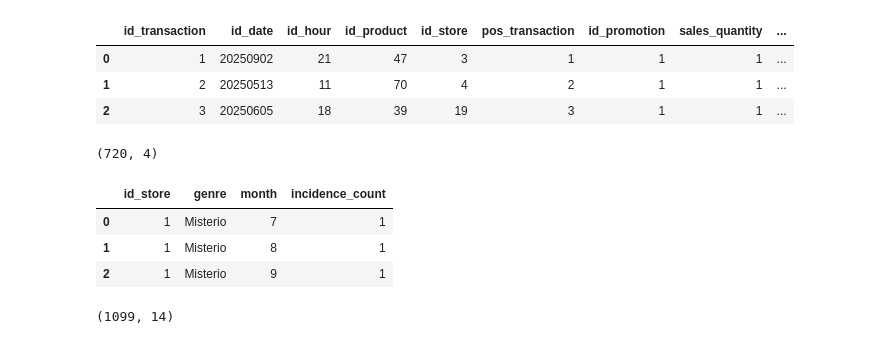
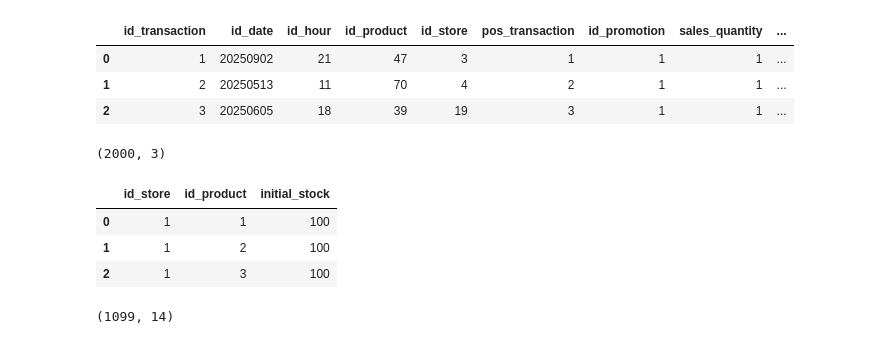
Before and after one commit to famenor/shorts, a Jupyter notebook: dimensional/03_retail_analysis.ipynb, the cells around one changed output. Saved outputs shown, nothing was run; the diff lists cells and outputs as text; code cells hidden in the pictures.

```diff
--- a/dimensional/03_retail_analysis.ipynb
+++ b/dimensional/03_retail_analysis.ipynb
@@ -75,15 +75,15 @@ display(transactions.head(3))
 | 1 | 2 | 20250513 | 11 | 70 | 4 | 2 | 1 | 1 | ... |
 | 2 | 3 | 20250605 | 18 | 39 | 19 | 3 | 1 | 1 | ... |
 # %%
-factless_coverage_genre = pd.read_csv('git/shorts/dimensional/data/factless_coverage_genre.csv')
+factless_coverage_genre = pd.read_csv('git/shorts/dimensional/data/fact_retail_coverage_genre.csv')
 print(factless_coverage_genre.shape)
 display(factless_coverage_genre.head(3))
 # %% [output]
-(720, 4)
+(2000, 3)
-|  | id_store | genre | month | incidence_count |
-| 0 | 1 | Misterio | 7 | 1 |
-| 1 | 1 | Misterio | 8 | 1 |
-| 2 | 1 | Misterio | 9 | 1 |
+|  | id_store | id_product | initial_stock |
+| 0 | 1 | 1 | 100 |
+| 1 | 1 | 2 | 100 |
+| 2 | 1 | 3 | 100 |
 # %%
 sales_by_date_and_promotion = transactions.groupby(by=['id_date', 'id_promotion'], as_index=False).agg({'extended_net_price': 'sum', 'extended_gross_profit': 'sum',})
 sales_by_date_and_promotion = sales_by_date_and_promotion.merge(dim_promotion, how='inner', on='id_promotion')
```
Also changed, not shown: parts of 4 cells of this notebook, 9 other files.
